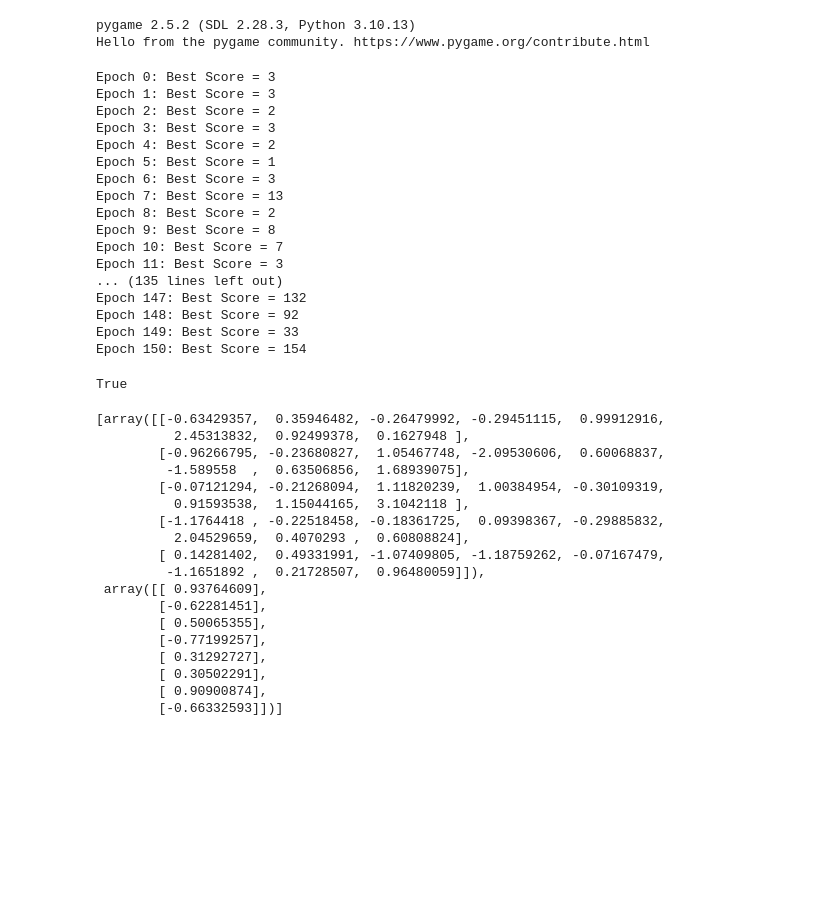
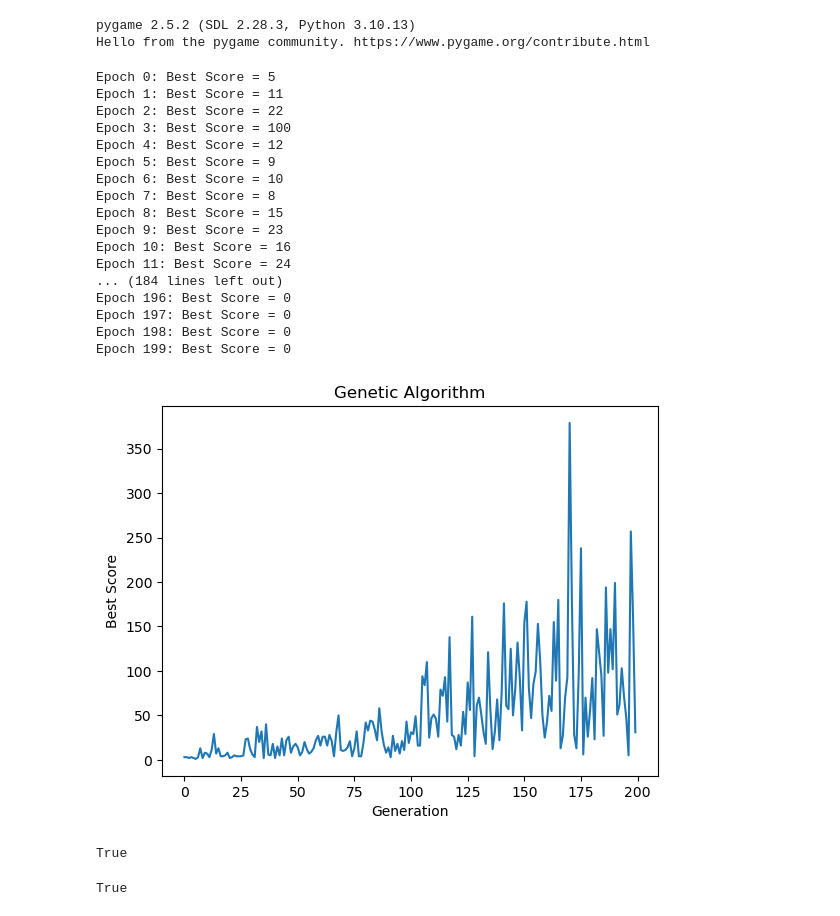
Before and after one commit to oyounis19/Flappy-Bird-AI, a Jupyter notebook: main.ipynb, the cells around one changed output. Cells and saved outputs as stored; diff of their text form; code cells hidden in the pictures; blank space fills up the shorter version.

Commit message:
update mutation rate

```diff
--- a/main.ipynb
+++ b/main.ipynb
@@ -11,32 +13,41 @@ Hello from the pygame community. https://www.pygame.org/contribute.html
 game = Game(jump_size=8)
 
 ga = GA(population_size=100,
-        mutation_rate=0.15,
+        mutation_rate=0.02,
         nn=NeuralNetwork,
         game=game,
-        crossover_probability=0.85
+        crossover_probability=0.9
         )
 # %%
 # Training
-best_nn = ga.train(epochs=200, max_score=800)
+best_nn = ga.train(epochs=100, max_score=800)
 # %% [output]
-Epoch 0: Best Score = 3
-Epoch 1: Best Score = 3
-Epoch 2: Best Score = 2
-Epoch 3: Best Score = 3
-Epoch 4: Best Score = 2
-Epoch 5: Best Score = 1
-Epoch 6: Best Score = 3
-Epoch 7: Best Score = 13
-Epoch 8: Best Score = 2
-Epoch 9: Best Score = 8
-Epoch 10: Best Score = 7
-Epoch 11: Best Score = 3
-... (135 lines left out)
-Epoch 147: Best Score = 132
-Epoch 148: Best Score = 92
-Epoch 149: Best Score = 33
-Epoch 150: Best Score = 154
+Epoch 0: Best Score = 5
+Epoch 1: Best Score = 11
+Epoch 2: Best Score = 22
+Epoch 3: Best Score = 100
+Epoch 4: Best Score = 12
+Epoch 5: Best Score = 9
+Epoch 6: Best Score = 10
+Epoch 7: Best Score = 8
+Epoch 8: Best Score = 15
+Epoch 9: Best Score = 23
+Epoch 10: Best Score = 16
+Epoch 11: Best Score = 24
+... (184 lines left out)
+Epoch 196: Best Score = 0
+Epoch 197: Best Score = 0
+Epoch 198: Best Score = 0
+Epoch 199: Best Score = 0
+# %%
+# Plotting
+plt.plot(ga.best_scores)
+plt.xlabel('Generation')
+plt.ylabel('Best Score')
+plt.title('Genetic Algorithm')
+plt.show()
+# %% [output]
+[figure, added]
 # %%
 # Save the best weights(Optional)
 best_nn.save_weights('Best_Weights')
@@ -46,26 +57,7 @@ True
 # Load weights(Optional)
 loaded_nn = NeuralNetwork() # Must be same architecture as the saved model
 loaded_nn.load_weights('Best_Weights.npz')
-
-loaded_nn.weights
 # %% [output]
-[array([[-0.63429357,  0.35946482, -0.26479992, -0.29451115,  0.99912916,
-          2.45313832,  0.92499378,  0.1627948 ],
-        [-0.96266795, -0.23680827,  1.05467748, -2.09530606,  0.60068837,
-         -1.589558  ,  0.63506856,  1.68939075],
-        [-0.07121294, -0.21268094,  1.11820239,  1.00384954, -0.30109319,
-          0.91593538,  1.15044165,  3.1042118 ],
-        [-1.1764418 , -0.22518458, -0.18361725,  0.09398367, -0.29885832,
-          2.04529659,  0.4070293 ,  0.60808824],
-        [ 0.14281402,  0.49331991, -1.07409805, -1.18759262, -0.07167479,
-         -1.1651892 ,  0.21728507,  0.96480059]]),
- array([[ 0.93764609],
-        [-0.62281451],
-        [ 0.50065355],
-        [-0.77199257],
-        [ 0.31292727],
-        [ 0.30502291],
-        [ 0.90900874],
-        [-0.66332593]])]
+True
 # %%
 # Test a model
```
Also changed, not shown: parts of 2 cells of this notebook, 4 other files.
